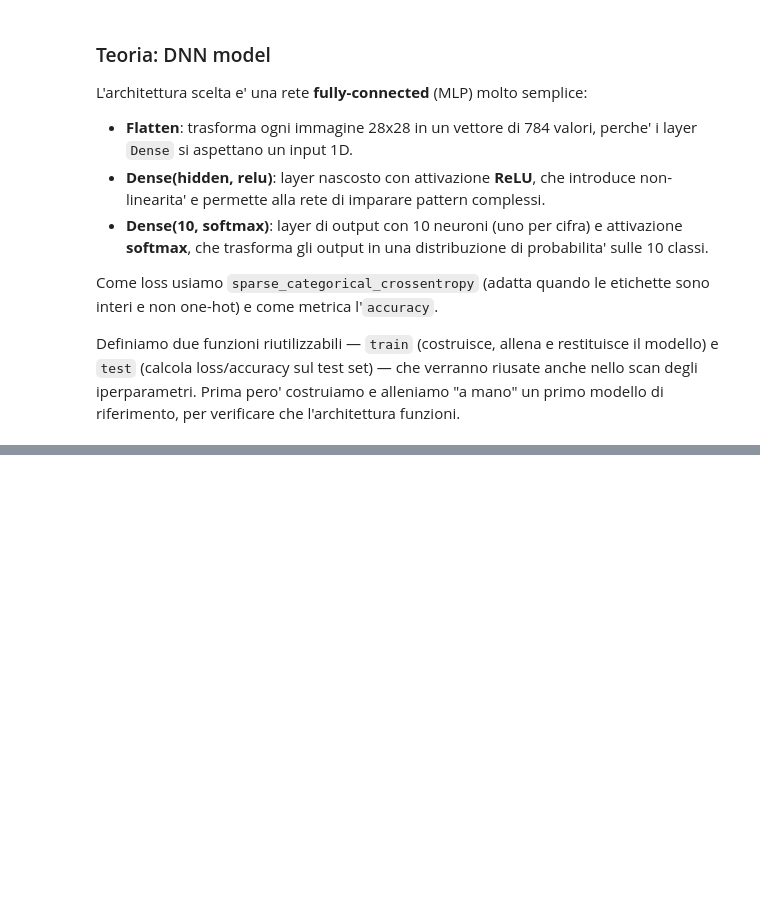
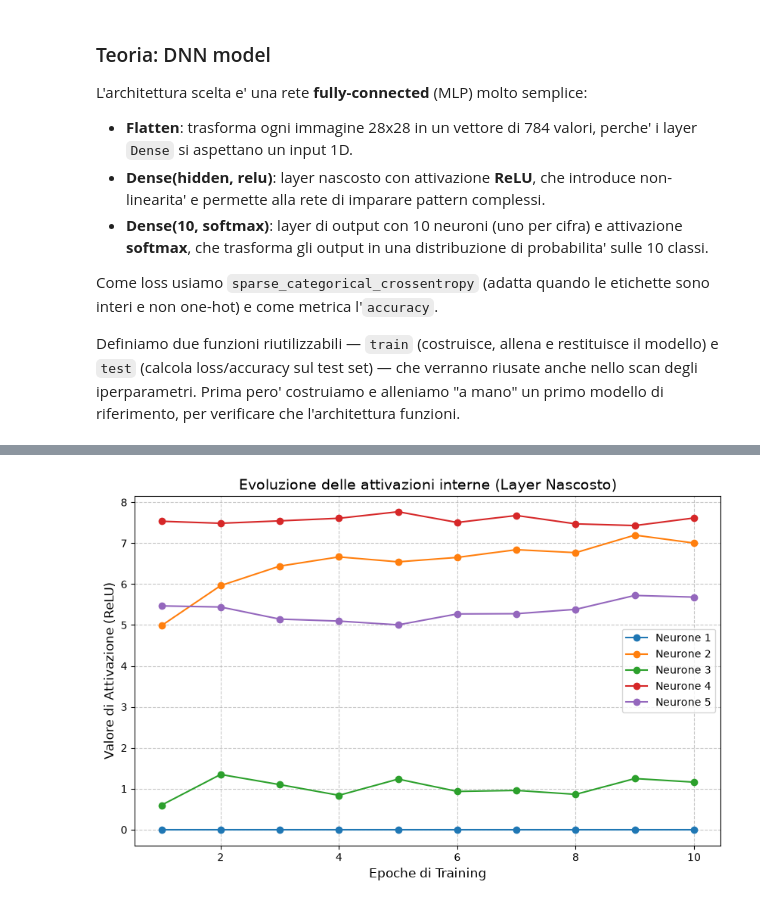
Before and after one commit to alivergani/Deep-Learning, a Jupyter notebook: FirstSteps/esercizio_5.ipynb, the cells around one changed output, grey strips where cells are left out. Cells and saved outputs as stored; diff of their text form; code cells hidden in the pictures; blank space fills up the shorter version.

```diff
--- a/FirstSteps/esercizio_5.ipynb
+++ b/FirstSteps/esercizio_5.ipynb
@@ -287,0 +330,52 @@ Epoch 1/5
+# %%
+# Selezioniamo un'immagine dal test set
+sample_image = test_images[0:1]
+
+class StoreActivations(Callback):
+    def __init__(self, sample_image, extractor_model):
+        super().__init__()
+        self.sample_image = sample_image
+        self.activations_history = []
+        self.extractor = extractor_model
+
+    def on_epoch_end(self, epoch, logs=None):
+        # L'estrattore ora funzionerà senza problemi
+        activations = self.extractor.predict(self.sample_image, verbose=0)
+        self.activations_history.append(activations[0])
+
+# --- FUNCTIONAL API ---
+# Invece di una lista, passiamo esplicitamente i dati da un layer all'altro
+inputs = Input(shape=(28, 28))
+x = Flatten()(inputs)
+# Salviamo l'output del layer nascosto in una variabile
+hidden_out = Dense(5, activation='relu', name='hidden_layer')(x)
+outputs = Dense(10, activation='softmax')(hidden_out)
+
+# 1. Modello principale per l'addestramento (da inputs a outputs)
+model_toy = Model(inputs=inputs, outputs=outputs)
+model_toy.compile(optimizer='adam',
+                  loss='sparse_categorical_crossentropy',
+                  metrics=['accuracy'])
+
+# 2. Estrattore (da inputs a hidden_out). Molto più pulito!
+extractor = Model(inputs=inputs, outputs=hidden_out)
+
+# 3. Inizializziamo e alleniamo
+activation_tracker = StoreActivations(sample_image, extractor)
+model_toy.fit(train_images, train_labels, epochs=10, callbacks=[activation_tracker])
+
+# --- CREAZIONE DEL GRAFICO ---
+history_matrix = np.array(activation_tracker.activations_history)
+epoche_x = range(1, len(history_matrix) + 1)
+
+plt.figure(figsize=(10, 6))
+for i in range(history_matrix.shape[1]):
+    plt.plot(epoche_x, history_matrix[:, i], label=f'Neurone {i+1}', marker='o')
+
+plt.title("Evoluzione delle attivazioni interne (Layer Nascosto)", fontsize=14)
+plt.xlabel("Epoche di Training", fontsize=12)
+plt.ylabel("Valore di Attivazione (ReLU)", fontsize=12)
+plt.legend()
+plt.grid(True, linestyle='--', alpha=0.7)
+plt.show()
+# %% [output]
@@ -287,0 +402 @@ Epoch 1/5
+[figure, added]
```
Also changed, not shown: parts of 22 cells of this notebook, 21 other files.
